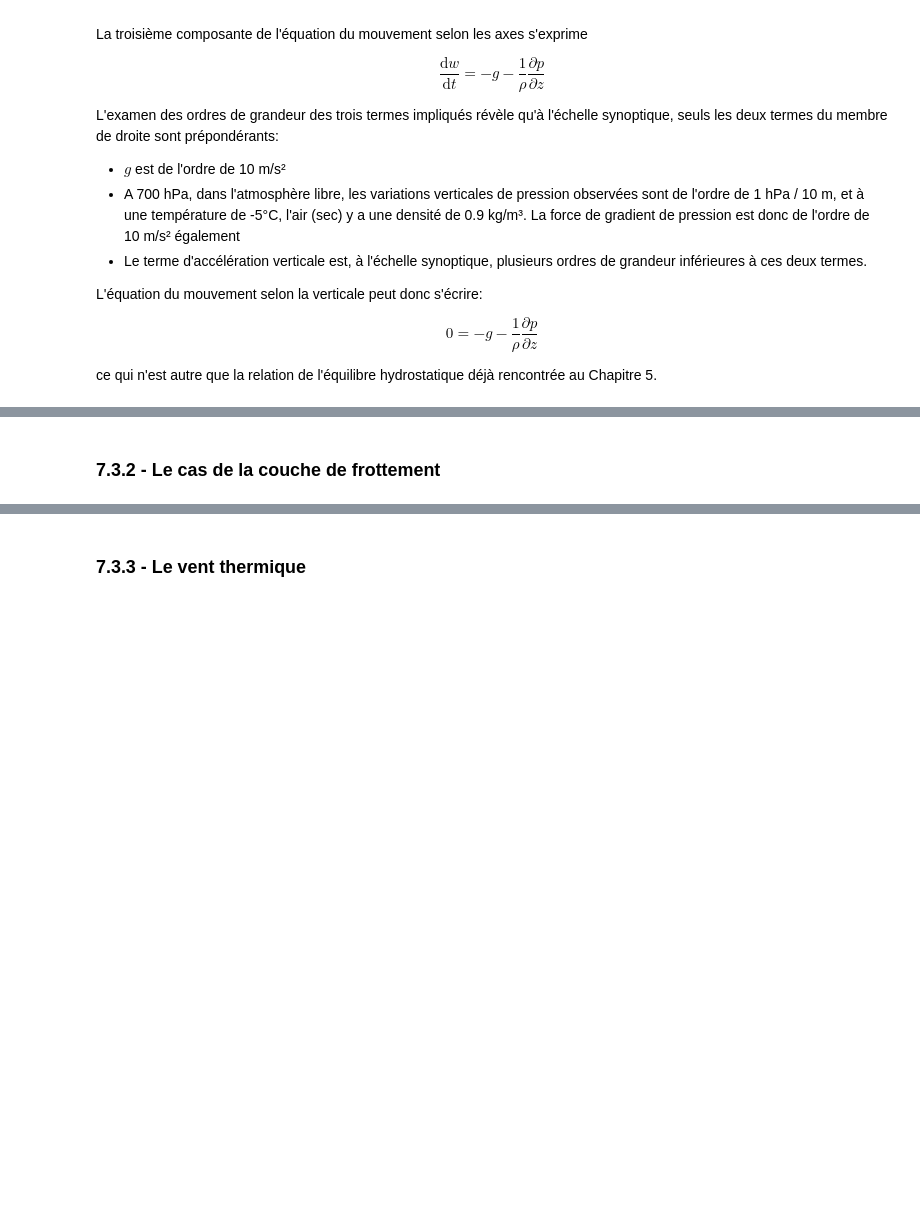
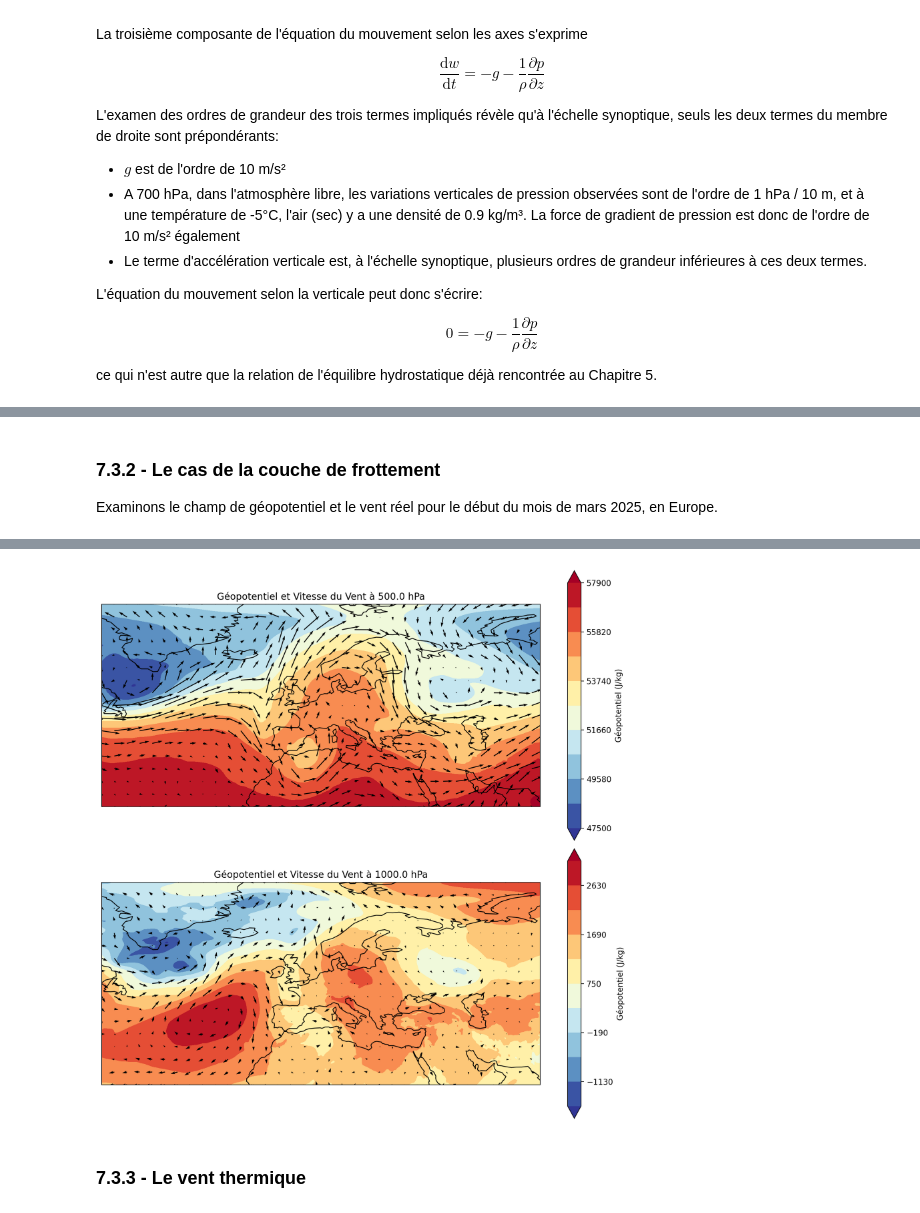
Before and after one commit to fmassonn/teaching, a Jupyter notebook: LPHY1365/Chap07.ipynb, the cells around one changed output, grey strips where cells are left out. Cells and saved outputs as stored; diff of their text form; code cells hidden in the pictures; blank space fills up the shorter version.

```diff
--- a/LPHY1365/Chap07.ipynb
+++ b/LPHY1365/Chap07.ipynb
@@ -276,2 +335,78 @@ La solution pour le champ de vitesse $\vec{u}_h$ qui satisfait cette relation es
 # %% [markdown]
 ### 7.3.2 - Le cas de la couche de frottement
+
+Examinons le champ de géopotentiel et le vent réel pour le début du mois de mars 2025, en Europe.
+# %%
+# Chargement du fichier ./data/ef9ffa068ae0194cd28d68abfddbad98.nc contenant les champs de vent et de géopotentiel à 900 et 500 hPa
+import xarray as xr
+# Charger le fichier netcdf
+try: # On essaie localement. Si le fichier pas là, on le télécharge
+  data = xr.open_dataset("./data/ef9ffa068ae0194cd28d68abfddbad98.nc")
+except FileNotFoundError:
+  # Télécharger le fichier
+  url = "https://raw.githubusercontent.com/fmassonn/teaching/master/LPHY1365/data/ef9ffa068ae0194cd28d68abfddbad98.nc"
+
+  r = requests.get(url)
+  with open("ef9ffa068ae0194cd28d68abfddbad98.nc", "wb") as f:
+    f.write(r.content)
+  data = xr.open_dataset("./data/ef9ffa068ae0194cd28d68abfddbad98.nc")
+
+
+
+
+print(data)
+
+# Création de deux cartes côte-à-côte, avec Cartopy, pour le géopotentiel à 500 hPa et la vitesse du vent à 500 hPa (gauche) et pour le géopotentiel à 900 hPa et la vitesse du vent à 900 hPa (droite).
+# Le géopotentiel est présenté comme un champ de couleur à intervalles de 100 mgp ,  et les champs de vitesse avec des flèches de couleur rouge. Les cartes sont centrées sur l'Europe et les côtes sont ajoutées pour mieux visualiser les régions.
+
+import matplotlib.pyplot as plt
+import cartopy.crs as ccrs
+import cartopy.feature as cfeature
+import numpy as np
+
+# Sélection du temps à afficher (par exemple, le premier temps de la série)
+time_index = 0
+# Création de la figure et des axes pour les deux cartes
+fig, axes = plt.subplots(2, 1, figsize=(10, 10), subplot_kw={'projection': ccrs.PlateCarree()}, dpi=200)
+# Cartes pour 500 hPa
+ax = axes[0]
+pressure_level = 500.0
+ax.set_title(f'Géopotentiel et Vitesse du Vent à {pressure_level} hPa')
+# Récupérer lon min, lat min, lon max, lat max à partir des données
+lon_min = data.longitude.min().item()
+lon_max = data.longitude.max().item()
+lat_min = data.latitude.min().item()
+lat_max = data.latitude.max().item()
+ax.set_extent([lon_min, lon_max, lat_min, lat_max], crs=ccrs.PlateCarree())  # Centré sur l'Europe
+ax.add_feature(cfeature.COASTLINE)
+# Champ de géopotentiel à 500 hPa, sélectionné à partir de la coordonnée pressure_level = 500.0
+z500 = data.z.isel(valid_time=time_index).sel(pressure_level=pressure_level)  # Supposant que le niveau 0 correspond à 500 hPa
+z500_levels = np.linspace(np.round(np.nanmin(z500) / 100) * 100, np.round(np.nanmax(z500) / 100) * 100, 11)  # Intervalles de 100 mgp
+z500_contour = ax.contourf(data.longitude, data.latitude, z500, levels=z500_levels, cmap='RdYlBu_r', extend='both')
+plt.colorbar(z500_contour, ax=ax, orientation='vertical', label='Géopotentiel (J/kg)')
+# Champ de vitesse du vent à 500 hPa
+u500 = data.u.isel(valid_time=time_index).sel(pressure_level=pressure_level)  # Supposant que le niveau 0 correspond à 500 hPa
+v500 = data.v.isel(valid_time=time_index).sel(pressure_level=pressure_level)  # Supposant que le niveau 0 correspond à 500 hPa
+# Flèches en noir, et échantillonnées tous les "declutter" points pour éviter de surcharger la carte
+declutter = 15  # Échantillonnage tous les 5 points
+ax.quiver(data.longitude[::declutter], data.latitude[::declutter], u500[::declutter, ::declutter], v500[::declutter, ::declutter], scale=800, color='black', width=0.002, headwidth=3)
+
+
+# Cartes pour 1000 hPa
+ax = axes[1]
+pressure_level = 1000.0
+ax.set_title(f'Géopotentiel et Vitesse du Vent à {pressure_level} hPa')
+ax.set_extent([lon_min, lon_max, lat_min, lat_max], crs=ccrs.PlateCarree())  # Centré sur l'Europe
+ax.add_feature(cfeature.COASTLINE)
+# Champ de géopotentiel à 1000 hPa
+z1000 = data.z.isel(valid_time=time_index).sel(pressure_level=pressure_level)  # Supposant que le niveau 1 correspond à 1000 hPa
+z1000_levels = np.linspace(np.round(np.nanmin(z1000) / 100) * 100, np.round(np.nanmax(z1000) / 100) * 100, 11)  # Intervalles de 100 mgp
+z1000_contour = ax.contourf(data.longitude, data.latitude, z1000, levels=z1000_levels, cmap='RdYlBu_r', extend='both')
+plt.colorbar(z1000_contour, ax=ax, orientation='vertical', label='Géopotentiel (J/kg)')
+# Champ de vitesse du vent à 1000 hPa
+u1000 = data.u.isel(valid_time=time_index).sel(pressure_level=pressure_level)  # Supposant que le niveau 1 correspond à 1000 hPa
+v1000 = data.v.isel(valid_time=time_index).sel(pressure_level=pressure_level)  # Supposant que le niveau 1 correspond à 1000 hPa
+ax.quiver(data.longitude[::declutter], data.latitude[::declutter], u1000[::declutter, ::declutter], v1000[::declutter, ::declutter],  scale=800, color='black', width=0.002, headwidth=3)
+plt.tight_layout()
+plt.show()
+# %% [output]
@@ -278,3 +430,4 @@ La solution pour le champ de vitesse $\vec{u}_h$ qui satisfait cette relation es
+[figure, added]
 # %% [markdown]
 ### 7.3.3 - Le vent thermique
 # %% [markdown]
```
Also changed, not shown: parts of 12 cells of this notebook, 2 other files.
